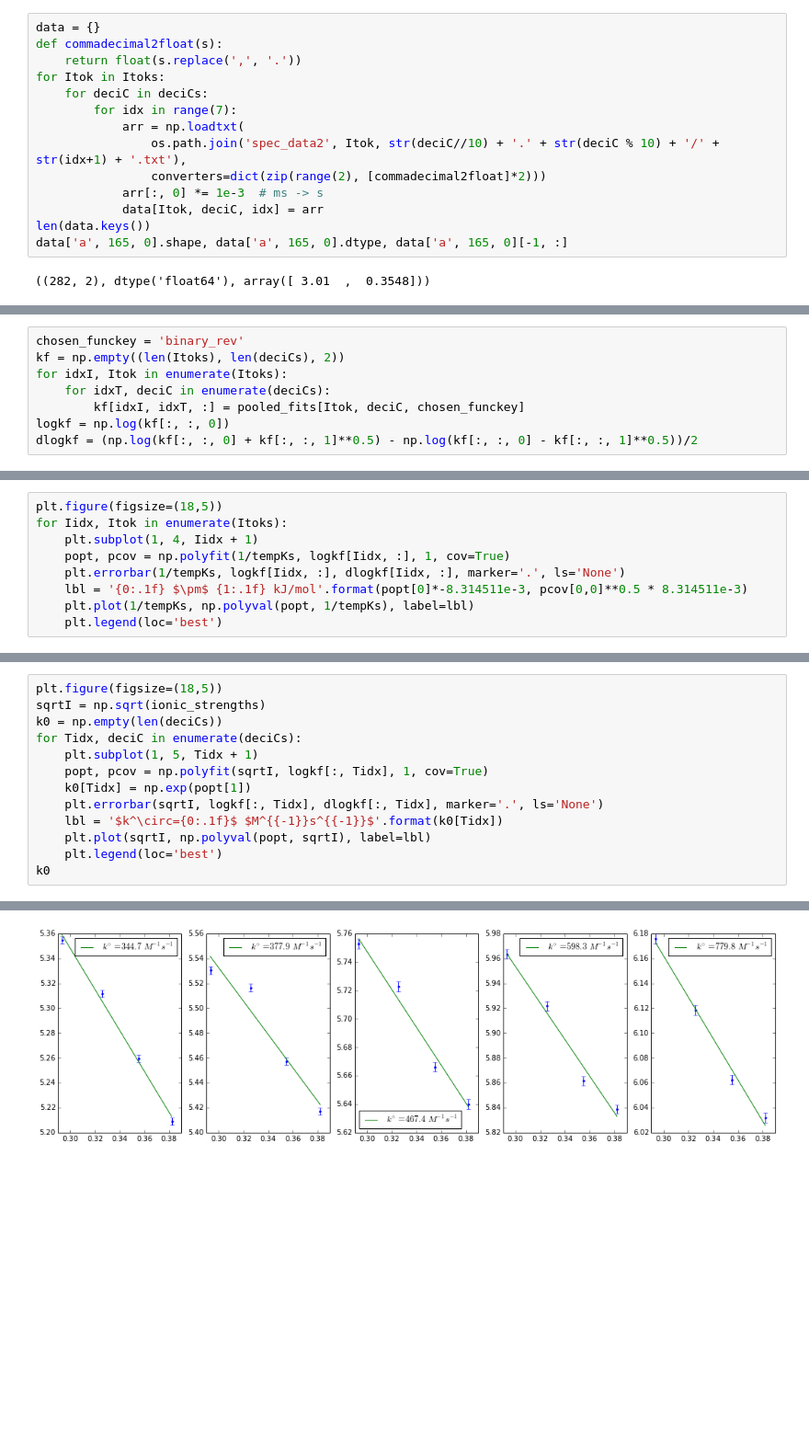
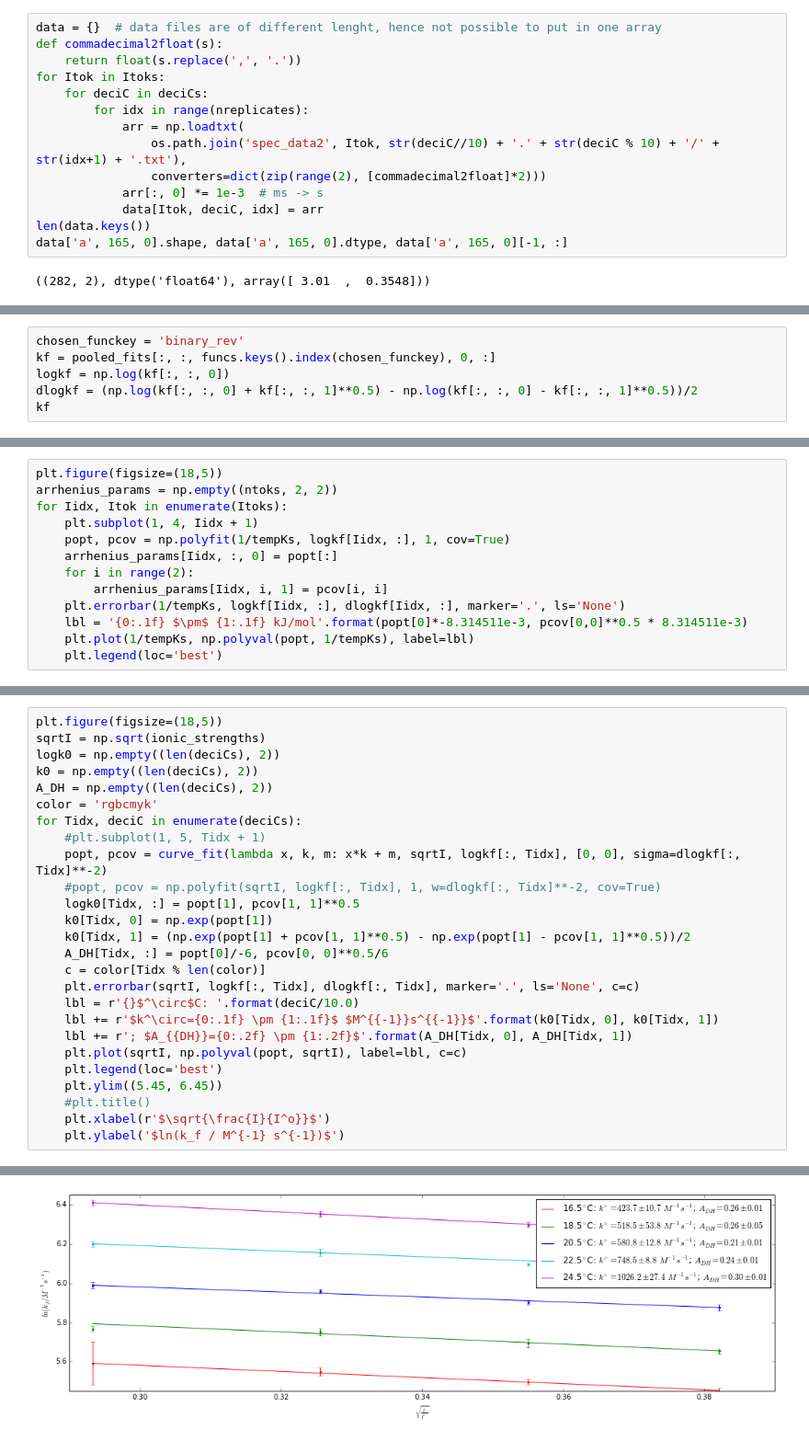
Before and after one commit to cagus/stopped_flow, a Jupyter notebook: misc/spec_data2.ipynb, the cells around one changed output, grey strips where cells are left out. Shown at 92% size. Saved outputs shown, nothing was run; the diff lists cells and outputs as text; blank space fills up the shorter version.

```diff
--- a/misc/spec_data2.ipynb
+++ b/misc/spec_data2.ipynb
@@ -73,10 +112,10 @@ funcs = collections.OrderedDict([
 # %%
-data = {}
+data = {}  # data files are of different lenght, hence not possible to put in one array
 def commadecimal2float(s):
     return float(s.replace(',', '.'))
 for Itok in Itoks:
     for deciC in deciCs:
-        for idx in range(7):
+        for idx in range(nreplicates):
             arr = np.loadtxt(
                 os.path.join('spec_data2', Itok, str(deciC//10) + '.' + str(deciC % 10) + '/' + str(idx+1) + '.txt'),
                 converters=dict(zip(range(2), [commadecimal2float]*2)))
@@ -154,8 +228,6 @@ rel_err.items()
 # %%
 chosen_funckey = 'binary_rev'
-kf = np.empty((len(Itoks), len(deciCs), 2))
-for idxI, Itok in enumerate(Itoks):
-    for idxT, deciC in enumerate(deciCs):
-        kf[idxI, idxT, :] = pooled_fits[Itok, deciC, chosen_funckey]
+kf = pooled_fits[:, :, funcs.keys().index(chosen_funckey), 0, :]
 logkf = np.log(kf[:, :, 0])
 dlogkf = (np.log(kf[:, :, 0] + kf[:, :, 1]**0.5) - np.log(kf[:, :, 0] - kf[:, :, 1]**0.5))/2
+kf
@@ -162,8 +252,12 @@ dlogkf = (np.log(kf[:, :, 0] + kf[:, :, 1]**0.5) - np.log(kf[:, :, 0] - kf[:, :,
 # %%
 plt.figure(figsize=(18,5))
+arrhenius_params = np.empty((ntoks, 2, 2))
 for Iidx, Itok in enumerate(Itoks):
     plt.subplot(1, 4, Iidx + 1)
     popt, pcov = np.polyfit(1/tempKs, logkf[Iidx, :], 1, cov=True)
+    arrhenius_params[Iidx, :, 0] = popt[:]
+    for i in range(2):
+        arrhenius_params[Iidx, i, 1] = pcov[i, i]
     plt.errorbar(1/tempKs, logkf[Iidx, :], dlogkf[Iidx, :], marker='.', ls='None')
     lbl = '{0:.1f} $\pm$ {1:.1f} kJ/mol'.format(popt[0]*-8.314511e-3, pcov[0,0]**0.5 * 8.314511e-3)
     plt.plot(1/tempKs, np.polyval(popt, 1/tempKs), label=lbl)
@@ -173,14 +328,27 @@ for Iidx, Itok in enumerate(Itoks):
 # %%
 plt.figure(figsize=(18,5))
 sqrtI = np.sqrt(ionic_strengths)
-k0 = np.empty(len(deciCs))
+logk0 = np.empty((len(deciCs), 2))
+k0 = np.empty((len(deciCs), 2))
+A_DH = np.empty((len(deciCs), 2))
+color = 'rgbcmyk'
 for Tidx, deciC in enumerate(deciCs):
-    plt.subplot(1, 5, Tidx + 1)
-    popt, pcov = np.polyfit(sqrtI, logkf[:, Tidx], 1, cov=True)
-    k0[Tidx] = np.exp(popt[1])
-    plt.errorbar(sqrtI, logkf[:, Tidx], dlogkf[:, Tidx], marker='.', ls='None')
-    lbl = '$k^\circ={0:.1f}$ $M^{{-1}}s^{{-1}}$'.format(k0[Tidx])
-    plt.plot(sqrtI, np.polyval(popt, sqrtI), label=lbl)
+    #plt.subplot(1, 5, Tidx + 1)
+    popt, pcov = curve_fit(lambda x, k, m: x*k + m, sqrtI, logkf[:, Tidx], [0, 0], sigma=dlogkf[:, Tidx]**-2)
+    #popt, pcov = np.polyfit(sqrtI, logkf[:, Tidx], 1, w=dlogkf[:, Tidx]**-2, cov=True)
+    logk0[Tidx, :] = popt[1], pcov[1, 1]**0.5
+    k0[Tidx, 0] = np.exp(popt[1])
+    k0[Tidx, 1] = (np.exp(popt[1] + pcov[1, 1]**0.5) - np.exp(popt[1] - pcov[1, 1]**0.5))/2
+    A_DH[Tidx, :] = popt[0]/-6, pcov[0, 0]**0.5/6
+    c = color[Tidx % len(color)]
+    plt.errorbar(sqrtI, logkf[:, Tidx], dlogkf[:, Tidx], marker='.', ls='None', c=c)
+    lbl = r'{}$^\circ$C: '.format(deciC/10.0)
+    lbl += r'$k^\circ={0:.1f} \pm {1:.1f}$ $M^{{-1}}s^{{-1}}$'.format(k0[Tidx, 0], k0[Tidx, 1])
+    lbl += r'; $A_{{DH}}={0:.2f} \pm {1:.2f}$'.format(A_DH[Tidx, 0], A_DH[Tidx, 1])
+    plt.plot(sqrtI, np.polyval(popt, sqrtI), label=lbl, c=c)
     plt.legend(loc='best')
-k0
+    plt.ylim((5.45, 6.45))
+    #plt.title()
+    plt.xlabel(r'$\sqrt{\frac{I}{I^o}}$')
+    plt.ylabel('$ln(k_f / M^{-1} s^{-1})$')
 # %% [output]
@@ -189,2 +355,2 @@ array([ 344.69002514,  377.87719214,  467.37331929,  598.27134593,
-[figure, old version]
+[figure, new version]
 # %%
```
Also changed, not shown: parts of 28 cells of this notebook, 2 other files.
